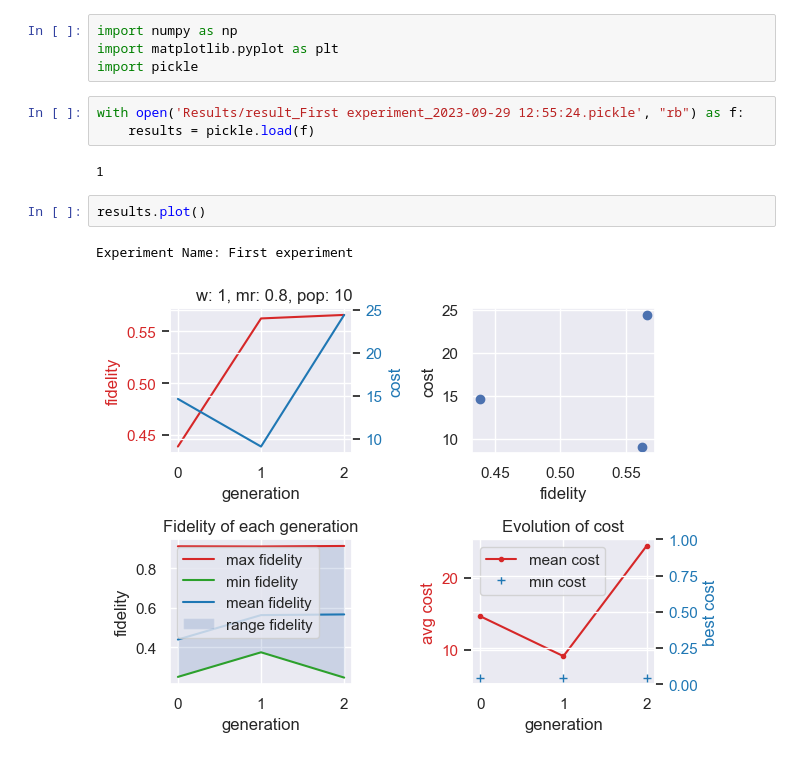
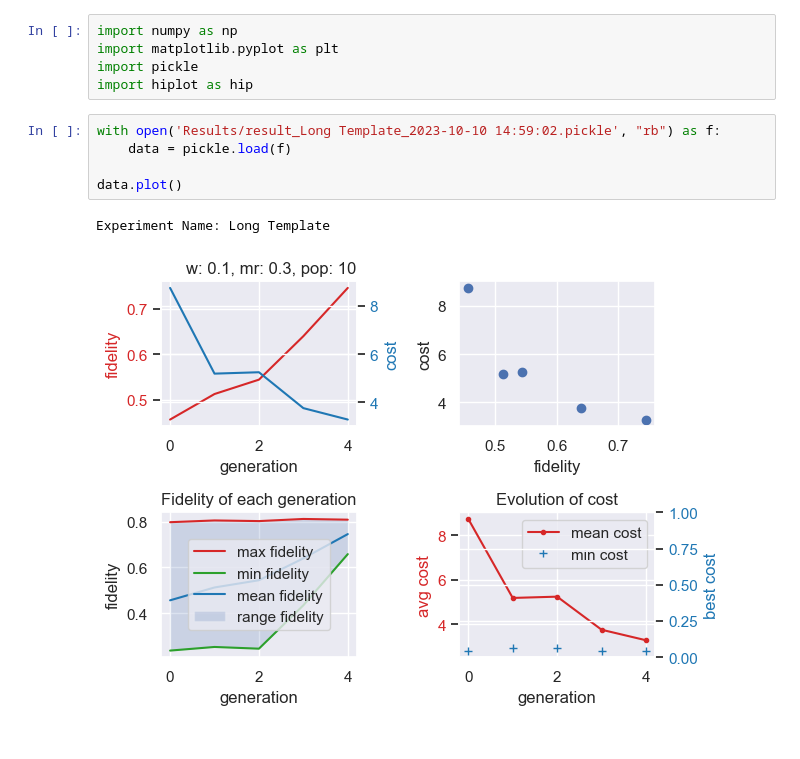
Before and after one commit to PankidT/Qnet-genetic-opt-II, a Jupyter notebook: src/read_pickle.ipynb, the cells around one changed output. Cells and saved outputs as stored; diff of their text form.

```diff
--- a/src/read_pickle.ipynb
+++ b/src/read_pickle.ipynb
@@ -2,13 +2,12 @@
 import numpy as np
 import matplotlib.pyplot as plt
 import pickle
+import hiplot as hip
 # %%
-with open('Results/result_First experiment_2023-09-29 12:55:24.pickle', "rb") as f:
-    results = pickle.load(f)
+with open('Results/result_Long Template_2023-10-10 14:59:02.pickle', "rb") as f:
+    data = pickle.load(f)
+
+data.plot()
 # %% [output]
-1
+Experiment Name: Long Template
+[figure, added]
-# %%
-results.plot()
-# %% [output]
-Experiment Name: First experiment
-[figure, removed]
```
Also changed, not shown: parts of 2 cells of this notebook, 9 other files.
